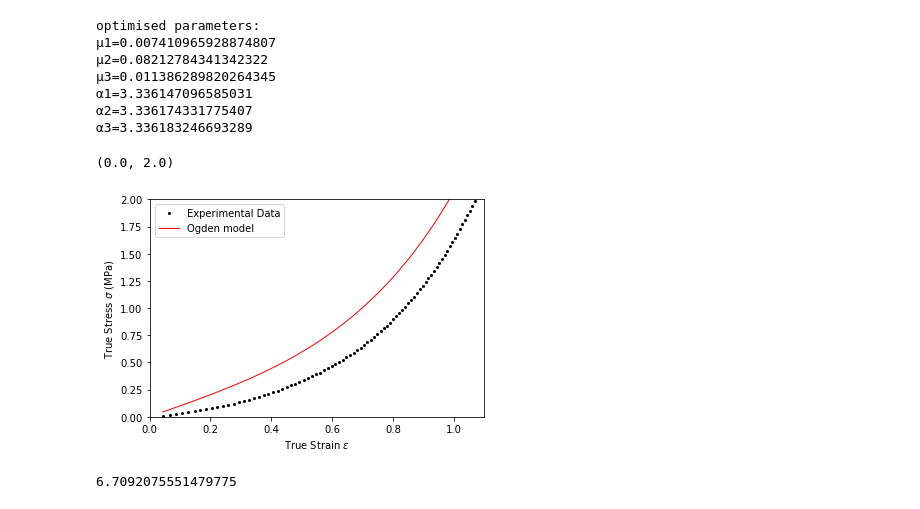
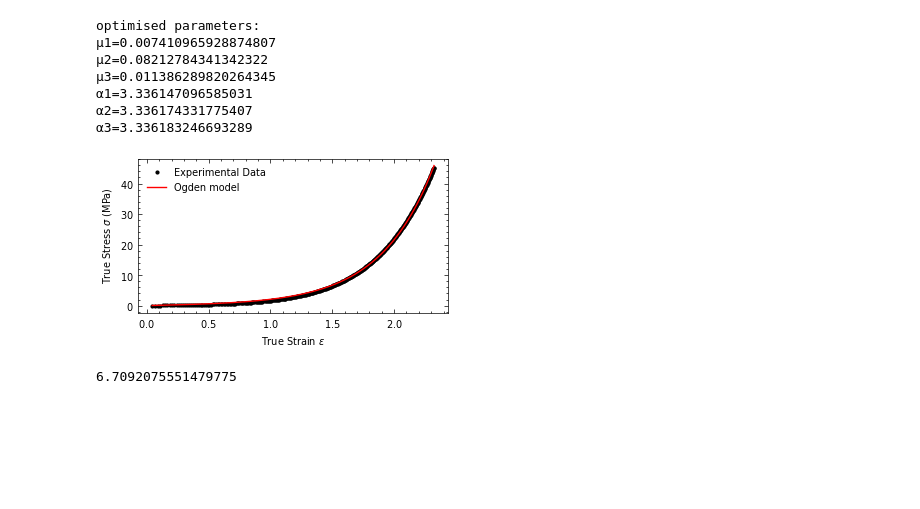
Before and after one commit to Olviel/Soft-Robotics-Materials-Database_forked, a Jupyter notebook: ICRA2023 Tutorial FT29 Towards an accessible soft robotics toolbox and validation test rig/opening_pressure.ipynb, the cells around one changed output. Cells and saved outputs as stored; diff of their text form; code cells hidden in the pictures; blank space fills up the shorter version.

Commit message:
added figure style

```diff
--- a/ICRA2023 Tutorial FT29 Towards an accessible soft robotics toolbox and validation test rig/opening_pressure.ipynb
+++ b/ICRA2023 Tutorial FT29 Towards an accessible soft robotics toolbox and validation test rig/opening_pressure.ipynb
@@ -10,6 +10,8 @@ from scipy.optimize import least_squares
 import numpy as np
 # Plotting curve
 import matplotlib.pylab as plt
+import scienceplots
+plt.style.use(['science','nature','no-latex','vibrant'])
 # %% [markdown]
 ## Definition of the model function used to fit the data
 In the following example we will fit experimantal data with the ***Ogden model***
@@ -124,19 +126,25 @@ optimised parameters:
 α2=3.336174331775407
 α3=3.336183246693289
 # %%
+# Creating a figure with a specific size
+fig, ax = plt.subplots(figsize=(4, 2))
+
 # Plotting the data
-plt.plot(exp_strain,exp_stress,'k', marker="o", markersize=2, linestyle = 'None')
-plt.plot(exp_strain,theo_stress,'r', linewidth=1)
-#plt.title('Least-squares fit to data')
-plt.xlabel('True Strain ' + r'$ \epsilon$')
-plt.ylabel('True Stress ' +  r'$ \sigma$' + ' (MPa)')
-plt.legend(['Experimental Data', 'Ogden model'],loc=2)
-plt.grid(visible=None, which='both', axis='both')
-plt.xlim(0,1.1)
-plt.ylim(0,2)
+ax.plot(exp_strain, exp_stress, 'k', marker="o", markersize=2, linestyle='None')
+ax.plot(exp_strain, theo_stress, 'r', linewidth=1)
+
+# Setting labels and title
+ax.set_xlabel('True Strain ' + r'$ \epsilon$')
+ax.set_ylabel('True Stress ' +  r'$ \sigma$' + ' (MPa)')
+
+# Adding a legend
+ax.legend(['Experimental Data', 'Ogden model'], loc=2)
+
+# Showing the plot
+#plt.ylim(-1,45)
+plt.show()
 # %% [output]
-(0.0, 2.0)
-[figure, old version]
+[figure, new version]
 # %%
 # Define the strain value you want to evaluate
 desired_strain = np.array([1.5])
```
